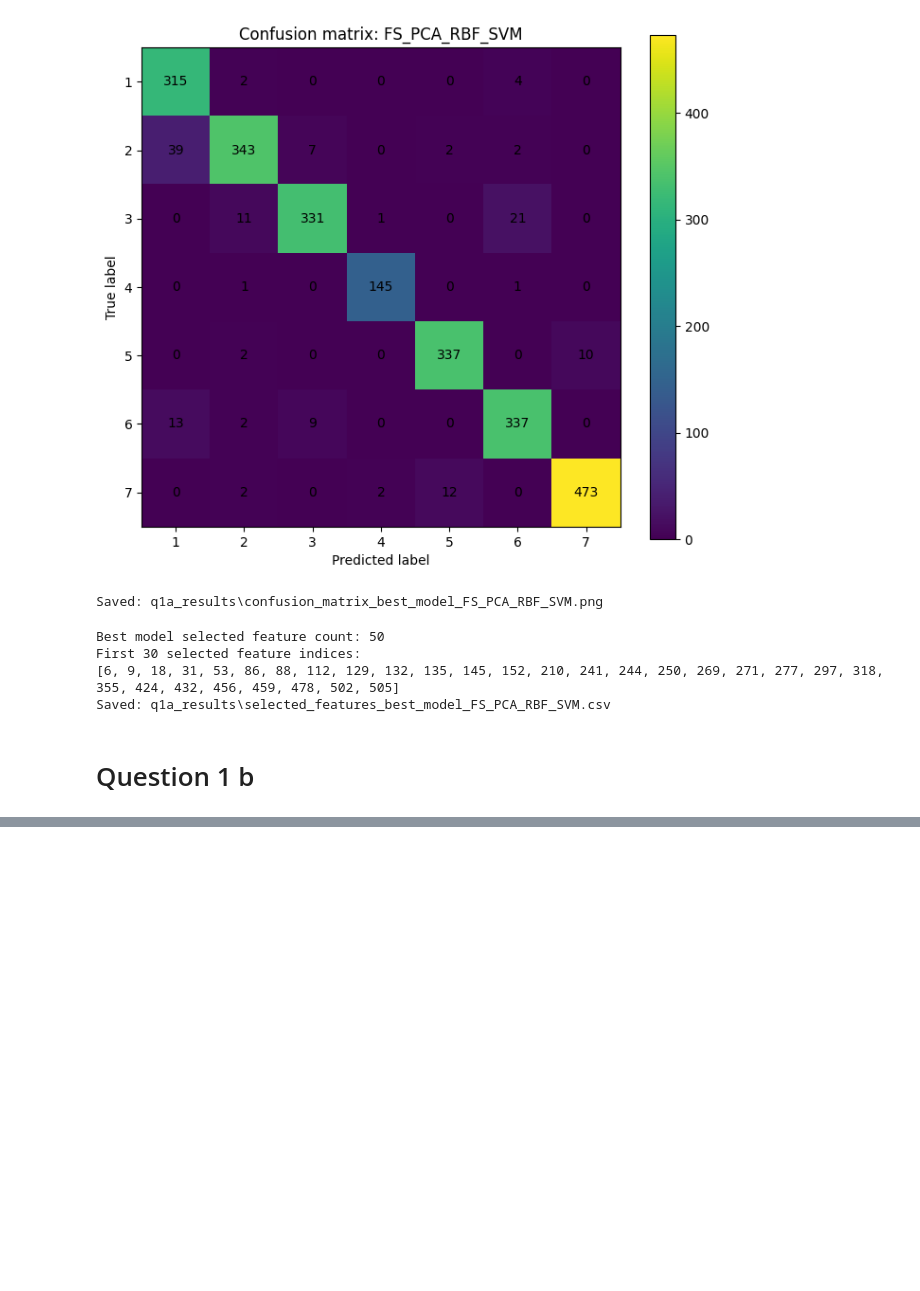
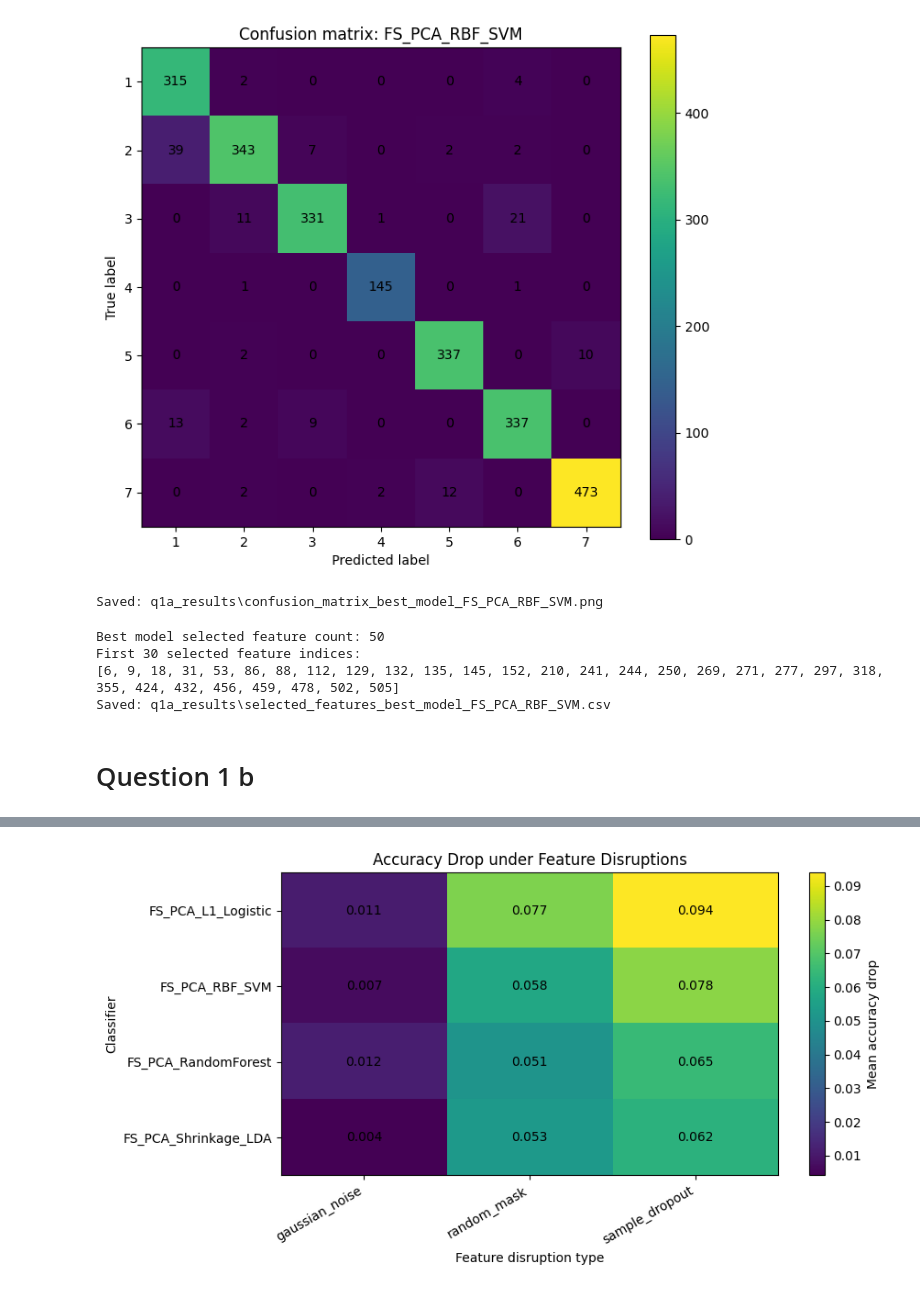
Before and after one commit to daobanzhuimengzhe/MVE441_EXAM, a Jupyter notebook: exam_code.ipynb, the cells around one changed output, grey strips where cells are left out. Drawn from its saved outputs; the diff is of its cells as text; code cells hidden in the pictures; blank space fills up the shorter version.

```diff
--- a/exam_code.ipynb
+++ b/exam_code.ipynb
@@ -1184,11 +1125,15 @@ for n in sample_sizes:
             random_state=repeat
         )
 
+        print("train image size")
+        print(X_train.shape)
+
         min_class_count = np.min(np.bincount(y_train))
-        k_inner = min(10, min_class_count)
+        print("min_class_count", min_class_count)
+
 
         inner_cv = StratifiedKFold(
-            n_splits=k_inner,
+            n_splits=CV_FOLDS,
             shuffle=True,
             random_state=seed
         )
@@ -1223,10 +1168,9 @@ for n in sample_sizes:
                 if mode == "none":
                     X_eval = X_test.copy()
                 else:
-                    X_eval = disrupt_images(
+                    X_eval = disrupt_features(
                         X_test,
                         mode=mode,
-                        severity=severity,
                         seed=seed + 123
                     )
 
@@ -1371,28 +1343,57 @@ plt.show()
 # %%
-selected_disruption = "center"
 
-plot_df = disruption_summary[
-    (disruption_summary["disruption"] == selected_disruption)
+
+import pandas as pd
+import numpy as np
+import matplotlib.pyplot as plt
+
+
+# Remove clean baseline
+heatmap_df = disruption_summary[
+    disruption_summary["disruption"] != "none"
 ].copy()
 
-plt.figure(figsize=(8, 5))
+heatmap_data = heatmap_df.pivot(
+    index="model",
+    columns="disruption",
+    values="accuracy_drop_mean"
+)
 
-for model_name in plot_df["model"].unique():
-    temp = plot_df[plot_df["model"] == model_name]
+plt.figure(figsize=(9, 4.8))
 
-    plt.errorbar(
-        temp["n"],
-        temp["accuracy_drop_mean"],
-        yerr=temp["accuracy_drop_std"],
-        marker="o",
-        capsize=4,
-        label=model_name
-    )
+plt.imshow(heatmap_data.values, aspect="auto")
 
-plt.xlabel("Training sample size n")
-plt.ylabel("Accuracy drop")
-plt.title(f"Robustness to {selected_disruption} Disruption")
-plt.grid(True, alpha=0.3)
-plt.legend()
+plt.xticks(
+    ticks=np.arange(len(heatmap_data.columns)),
+    labels=heatmap_data.columns,
+    rotation=30,
+    ha="right"
+)
+
+plt.yticks(
+    ticks=np.arange(len(heatmap_data.index)),
+    labels=heatmap_data.index
+)
+
+plt.colorbar(label="Mean accuracy drop")
+
+plt.title("Accuracy Drop under Feature Disruptions")
+plt.xlabel("Feature disruption type")
+plt.ylabel("Classifier")
+
+for i in range(heatmap_data.shape[0]):
+    for j in range(heatmap_data.shape[1]):
+        value = heatmap_data.values[i, j]
+        plt.text(
+            j,
+            i,
+            f"{value:.3f}",
+            ha="center",
+            va="center"
+        )
+
 plt.tight_layout()
+plt.savefig("part1b_feature_disruption_heatmap.png", dpi=300, bbox_inches="tight")
 plt.show()
+# %% [output]
+[figure, added]
```
Also changed, not shown: parts of 8 cells of this notebook.
